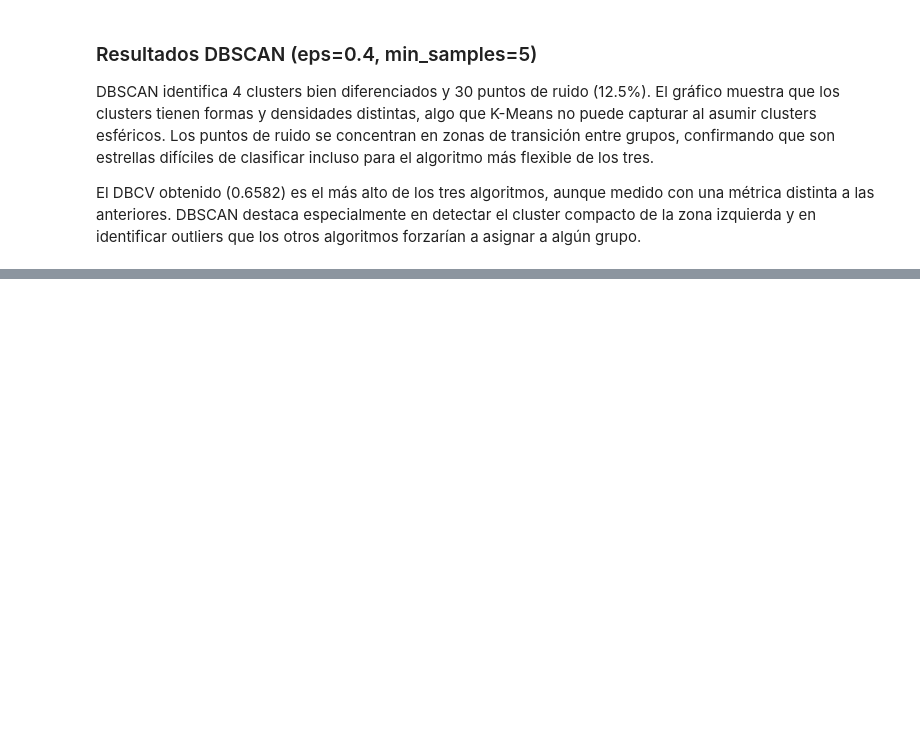
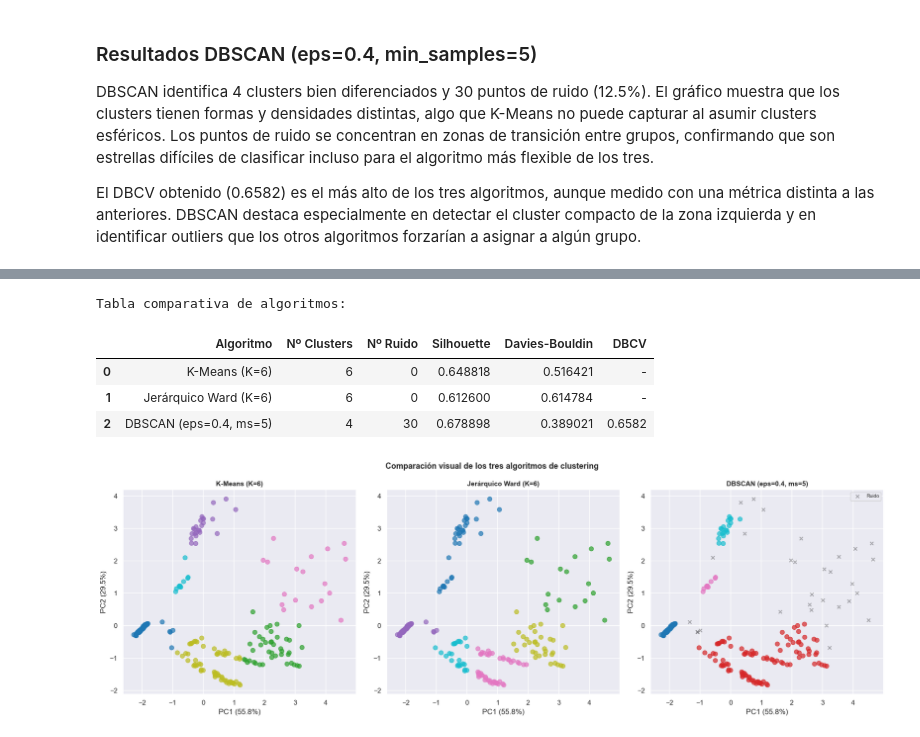
Before and after one commit to 100524500/Aprendizaje_Automatico_Clusters, a Jupyter notebook: notebooks/practica2.ipynb, the cells around one changed output, grey strips where cells are left out. Drawn from its saved outputs; the diff is of its cells as text; code cells hidden in the pictures; blank space fills up the shorter version.

Commit message:
feat: comparación de algoritmos y pipeline recomendado

```diff
--- a/notebooks/practica2.ipynb
+++ b/notebooks/practica2.ipynb
@@ -768,0 +776,65 @@ forzarían a asignar a algún grupo.
+# %%
+# ============================================================
+# COMPARACIÓN DE LOS TRES ALGORITMOS
+# ============================================================
+
+# Tabla comparativa de métricas
+comparacion = pd.DataFrame({
+    'Algoritmo': ['K-Means (K=6)', 'Jerárquico Ward (K=6)', 'DBSCAN (eps=0.4, ms=5)'],
+    'Nº Clusters': [6, 6, 4],
+    'Nº Ruido': [0, 0, 30],
+    'Silhouette': [
+        silhouette_score(X_pca, km_labels),
+        silhouette_score(X_pca, hier_labels),
+        silhouette_score(X_pca[dbscan_labels != -1], dbscan_labels[dbscan_labels != -1])
+    ],
+    'Davies-Bouldin': [
+        davies_bouldin_score(X_pca, km_labels),
+        davies_bouldin_score(X_pca, hier_labels),
+        davies_bouldin_score(X_pca[dbscan_labels != -1], dbscan_labels[dbscan_labels != -1])
+    ],
+    'DBCV': ['-', '-', f'{dbcv_final:.4f}']
+})
+
+print("Tabla comparativa de algoritmos:")
+display(comparacion)
+
+# Gráfico comparativo visual — los tres resultados lado a lado
+fig, axes = plt.subplots(1, 3, figsize=(18, 6))
+
+algoritmos = [
+    (km_labels, 'K-Means (K=6)'),
+    (hier_labels, 'Jerárquico Ward (K=6)'),
+    (dbscan_labels, 'DBSCAN (eps=0.4, ms=5)')
+]
+
+for ax, (labels, titulo) in zip(axes, algoritmos):
+    mask_ruido = labels == -1
+    mask_clusters = labels != -1
+
+    if mask_ruido.sum() > 0:
+        ax.scatter(X_pca[mask_ruido, 0], X_pca[mask_ruido, 1],
+                   c='black', s=30, alpha=0.3, marker='x', label='Ruido')
+
+    scatter = ax.scatter(X_pca[mask_clusters, 0], X_pca[mask_clusters, 1],
+                         c=labels[mask_clusters], cmap='tab10',
+                         s=50, alpha=0.7)
+
+    ax.set_title(titulo, fontsize=11, fontweight='bold')
+    ax.set_xlabel(f'PC1 ({pca.explained_variance_ratio_[0]*100:.1f}%)')
+    ax.set_ylabel(f'PC2 ({pca.explained_variance_ratio_[1]*100:.1f}%)')
+
+    if mask_ruido.sum() > 0:
+        ax.legend(fontsize=8)
+
+plt.suptitle('Comparación visual de los tres algoritmos de clustering',
+             fontsize=13, fontweight='bold')
+plt.tight_layout()
+plt.show()
+# %% [output]
+Tabla comparativa de algoritmos:
+|  | Algoritmo | Nº Clusters | Nº Ruido | Silhouette | Davies-Bouldin | DBCV |
+| 0 | K-Means (K=6) | 6 | 0 | 0.648818 | 0.516421 | - |
+| 1 | Jerárquico Ward (K=6) | 6 | 0 | 0.612600 | 0.614784 | - |
+| 2 | DBSCAN (eps=0.4, ms=5) | 4 | 30 | 0.678898 | 0.389021 | 0.6582 |
+[figure, added]
```
Also changed, not shown: parts of 4 cells of this notebook.
